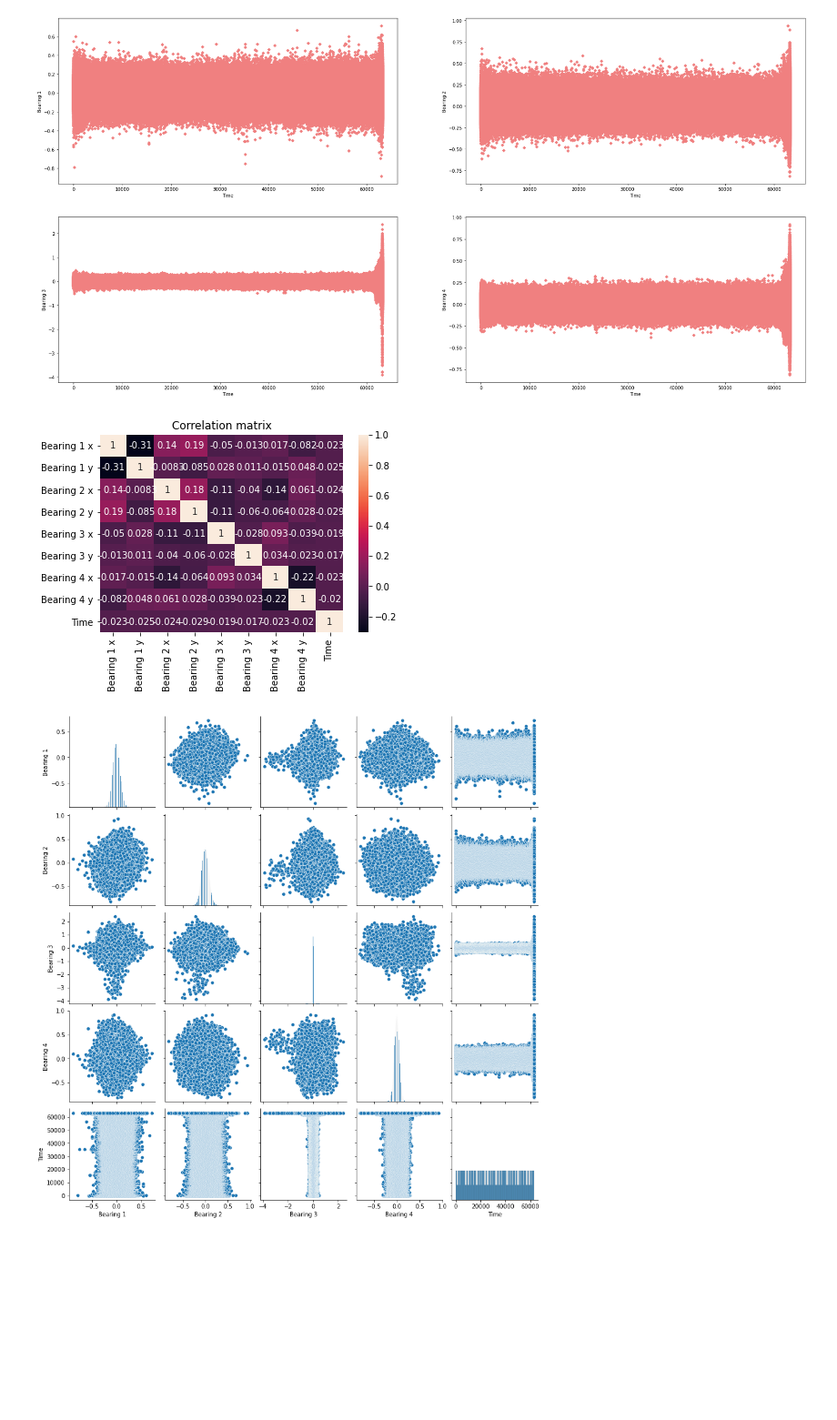
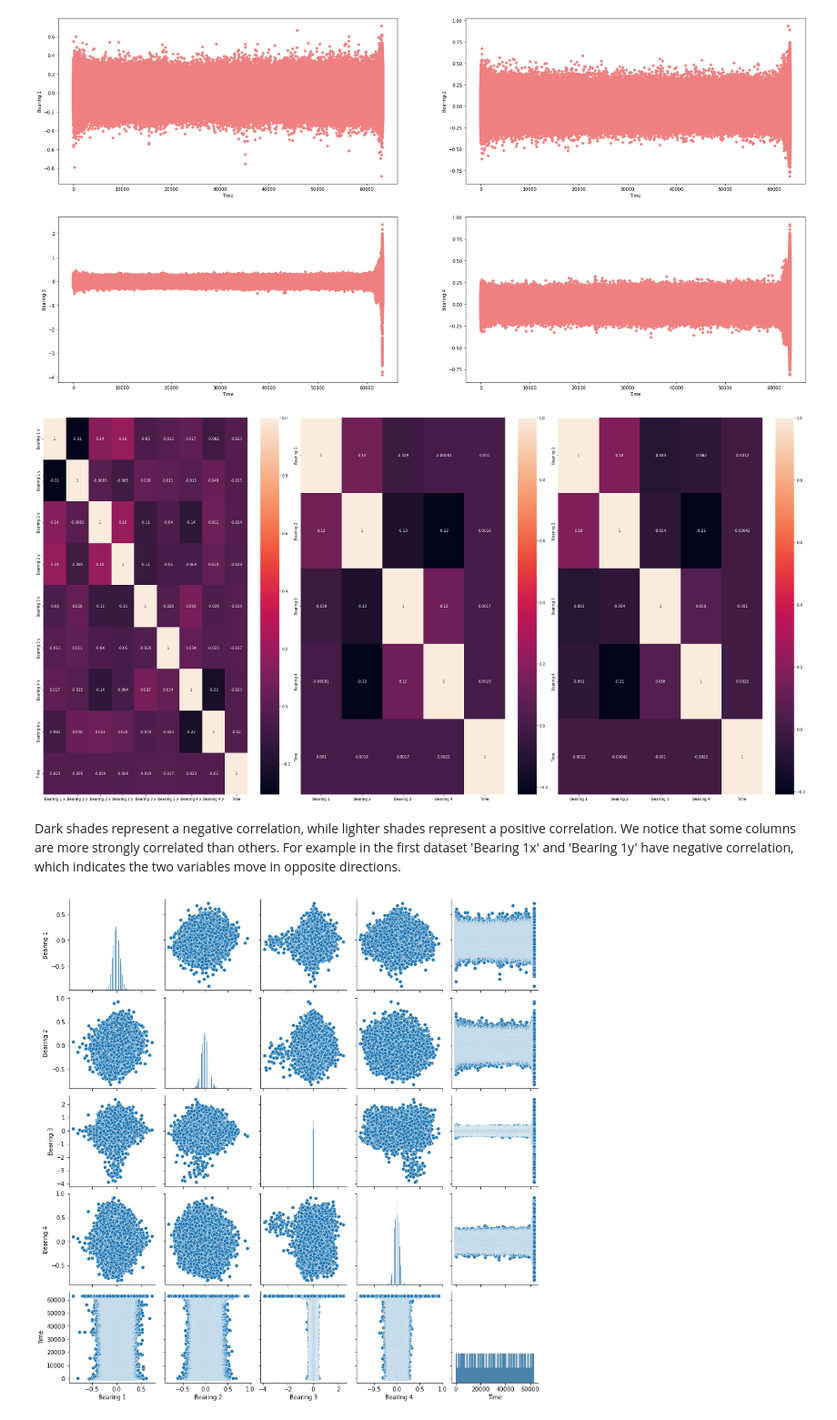
Before and after one commit to michal-filipiak/IML-bearing-failure-forecast, a Jupyter notebook: EDA.ipynb, the cells around one changed output. Shown at 91% size. Cells and saved outputs as stored; diff of their text form; code cells hidden in the pictures; blank space fills up the shorter version.

```diff
--- a/EDA.ipynb
+++ b/EDA.ipynb
@@ -11,9 +11,9 @@ import seaborn as sns
 import matplotlib.pyplot as plt
 # %%
 # use your paths
-path1 = r'C:/Users/michal.filipiak/Desktop/PW/IML/1st_test'
-path2 = r'C:/Users/michal.filipiak/Desktop/PW/IML/2nd_test'
-path3 = r'C:/Users/michal.filipiak/Desktop/PW/IML/3rd_test'
+path1 = r'C:/Users/sebjan/OneDrive/Pulpit/IML/1st_test'
+path2 = r'C:/Users/sebjan/OneDrive/Pulpit/IML/2nd_test'
+path3 = r'C:/Users/sebjan/OneDrive/Pulpit/IML/3rd_test'
 files = glob.glob(path1 + "/*")
 
 li = []
@@ -27,7 +27,7 @@ for filename in files[0::20]:
 data1 = pd.concat(li, ignore_index=True)
 data1.columns = ['Bearing 1 x', 'Bearing 1 y', 'Bearing 2 x', 'Bearing 2 y', 'Bearing 3 x', 'Bearing 3 y', 'Bearing 4 x', 'Bearing 4 y', 'Time']
 # %%
-path2 = r'C:/Users/michal.filipiak/Desktop/PW/IML/2nd_test'
+path2 = r'C:/Users/sebjan/OneDrive/Pulpit/IML/2nd_test'
 files = glob.glob(path2 + "/*")
 
 li = []
@@ -41,7 +41,7 @@ for filename in files[0::10]:
 data2 = pd.concat(li, ignore_index=True)
 data2.columns = ['Bearing 1', 'Bearing 2', 'Bearing 3', 'Bearing 4',  'Time']
 # %%
-path3 = r'C:/Users/michal.filipiak/Desktop/PW/IML/3rd_test'
+path3 = r'C:/Users/sebjan/OneDrive/Pulpit/IML/3rd_test'
 files = glob.glob(path3 + "/*")
 
 li = []
@@ -203,11 +217,17 @@ plt.show()
 # %% [output]
 [figure]
 # %%
-sns.heatmap(data1.corr(), annot=True).set_title('Correlation matrix')
+fig, ax = plt.subplots(1, 3, figsize=(30,15), squeeze=False)
+
+sns.heatmap(data1.corr(), annot=True, ax=ax[0,0])
+sns.heatmap(data2.corr(), annot=True, ax=ax[0,1])
+sns.heatmap(data3.corr(), annot=True, ax=ax[0,2])
+
 plt.show()
-#Dark shades represent negative correlation while lighter shades represent positive correlation.
 # %% [output]
-[figure, old version]
+[figure, new version]
+# %% [markdown]
+Dark shades represent a negative correlation, while lighter shades represent a positive correlation. We notice that some columns are more strongly correlated than others. For example in the first dataset 'Bearing 1x' and 'Bearing 1y' have negative correlation, which indicates the two variables move in opposite directions.
 # %%
 sns.pairplot(data3)
 plt.show()
```
Also changed, not shown: parts of 3 cells of this notebook.
